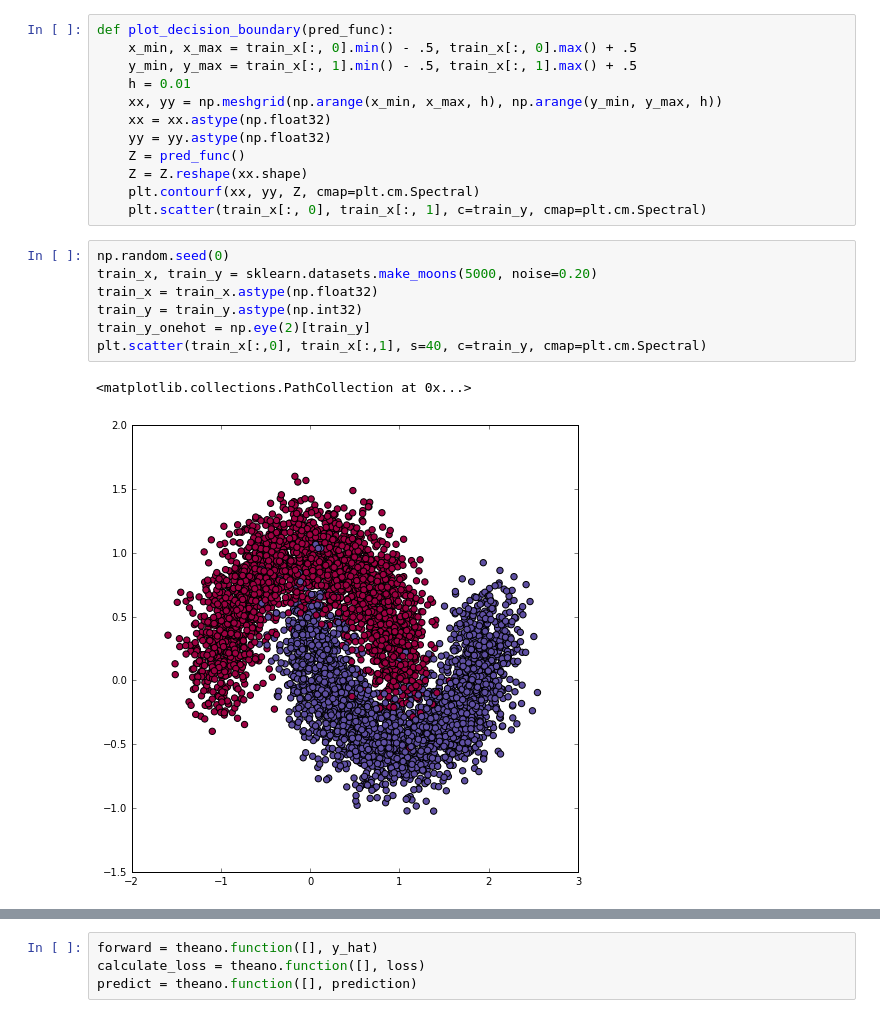
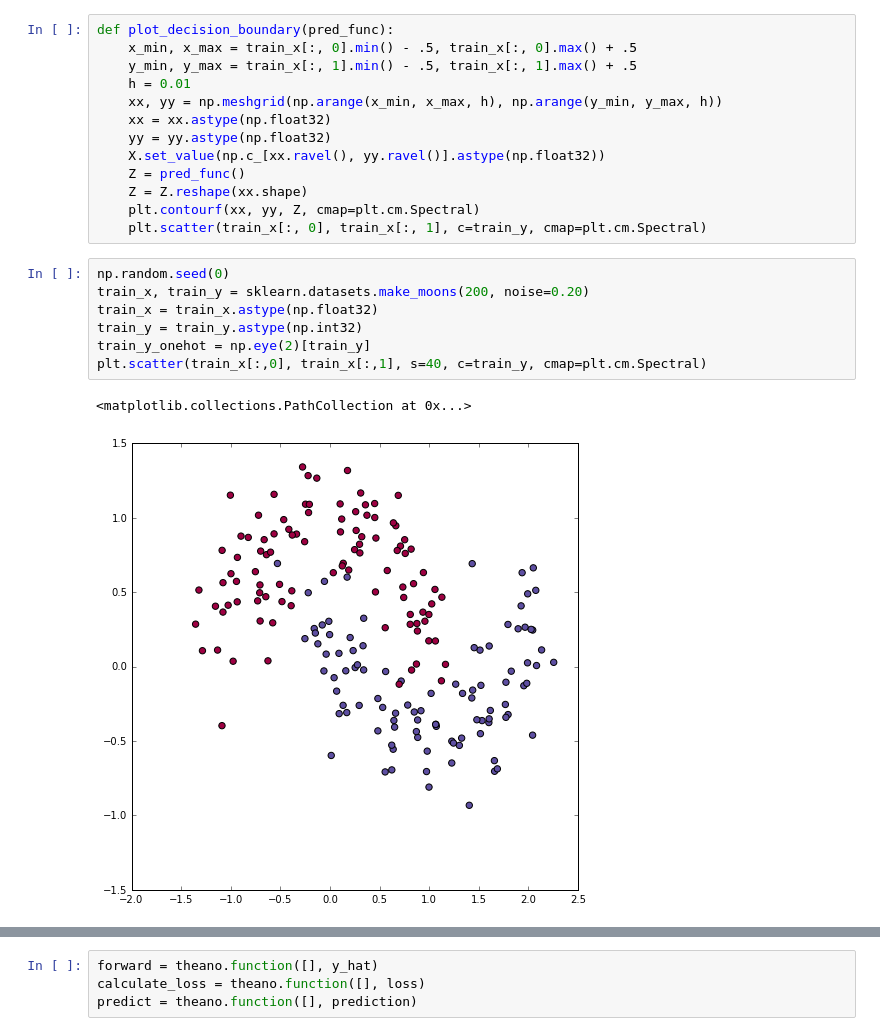
Before and after one commit to 1nadequacy/notebooks, a Jupyter notebook: nn_theano.ipynb, the cells around one changed output, grey strips where cells are left out. Drawn from its saved outputs; the diff is of its cells as text.

```diff
--- a/nn_theano.ipynb
+++ b/nn_theano.ipynb
@@ -18,19 +16,20 @@ def plot_decision_boundary(pred_func):
     xx, yy = np.meshgrid(np.arange(x_min, x_max, h), np.arange(y_min, y_max, h))
     xx = xx.astype(np.float32)
     yy = yy.astype(np.float32)
+    X.set_value(np.c_[xx.ravel(), yy.ravel()].astype(np.float32))
     Z = pred_func()
     Z = Z.reshape(xx.shape)
     plt.contourf(xx, yy, Z, cmap=plt.cm.Spectral)
     plt.scatter(train_x[:, 0], train_x[:, 1], c=train_y, cmap=plt.cm.Spectral)
 # %%
 np.random.seed(0)
-train_x, train_y = sklearn.datasets.make_moons(5000, noise=0.20)
+train_x, train_y = sklearn.datasets.make_moons(200, noise=0.20)
 train_x = train_x.astype(np.float32)
 train_y = train_y.astype(np.int32)
 train_y_onehot = np.eye(2)[train_y]
 plt.scatter(train_x[:,0], train_x[:,1], s=40, c=train_y, cmap=plt.cm.Spectral)
 # %% [output]
 <matplotlib.collections.PathCollection at 0x...>
-[figure, old version]
+[figure, new version]
 # %%
 N = train_x.shape[0]
```
Also changed, not shown: parts of 5 cells of this notebook, 1 other file.
